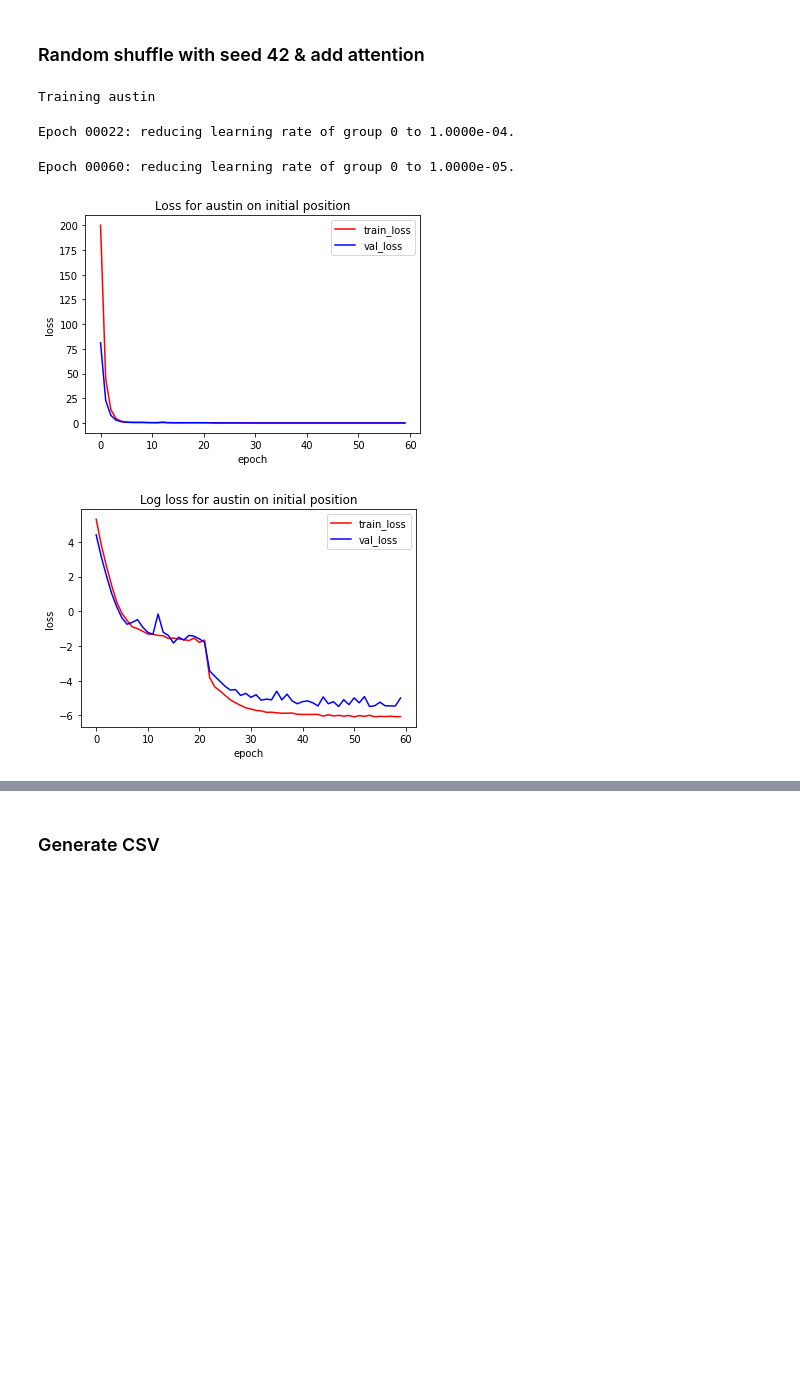
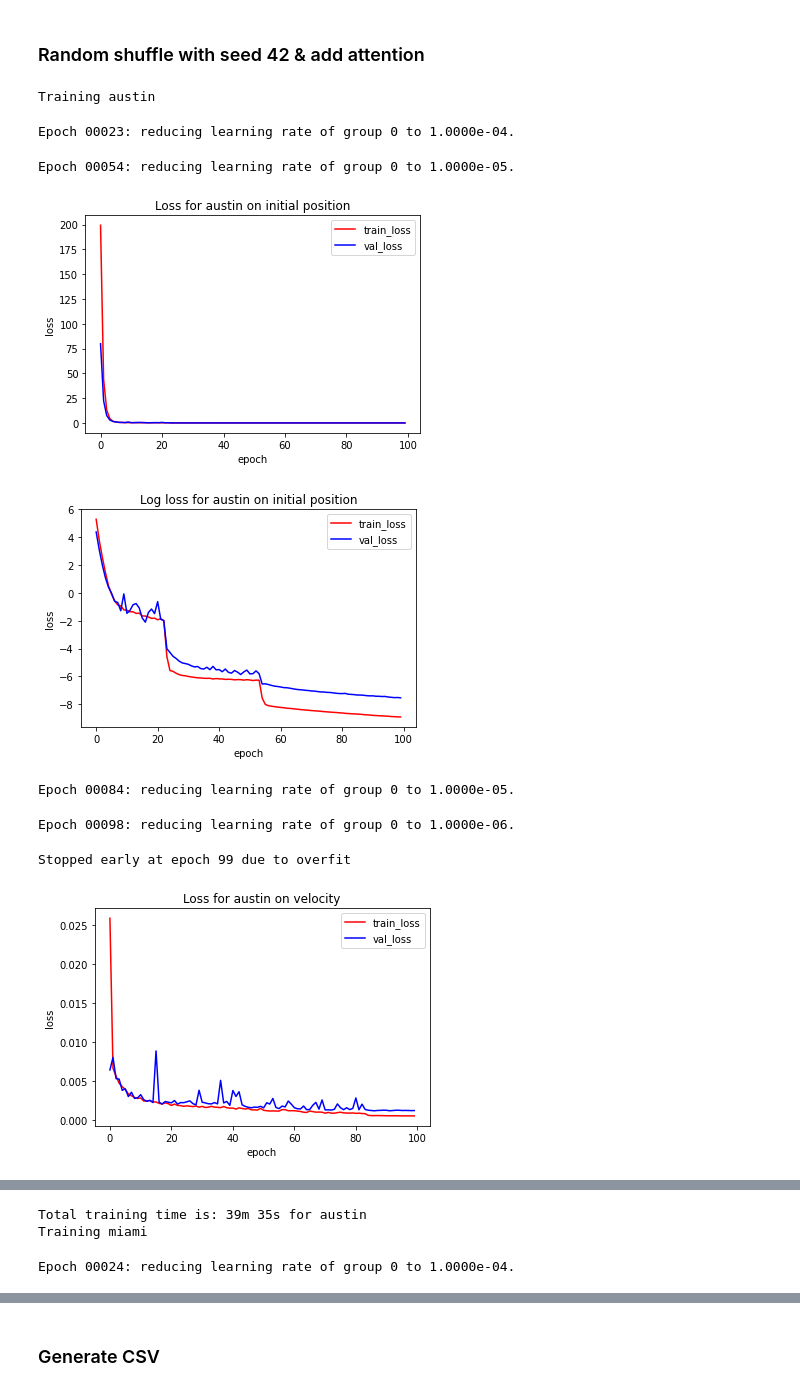
Before and after one commit to cepan/Autonomous_Vehicle_Trajectory_Prediction, a Jupyter notebook: argo2/seq2seq_lstm/two_lstm_enc_dec_final.ipynb, the cells around one changed output, grey strips where cells are left out. Drawn from its saved outputs; the diff is of its cells as text; code cells hidden in the pictures; blank space fills up the shorter version.

```diff
--- a/argo2/seq2seq_lstm/two_lstm_enc_dec_final.ipynb
+++ b/argo2/seq2seq_lstm/two_lstm_enc_dec_final.ipynb
@@ -229,7 +232,7 @@ for city in cities:
         y_train_nn_pos,
         X_train_nn_pos,
         y_train_nn_pos,
-        n_epochs=60,
+        n_epochs=100,
         target_len=1,
         batch_size=128,
         patience = 5,
@@ -238,7 +241,7 @@ for city in cities:
         teacher_forcing_ratio=0.6,
         learning_rate=0.001,
         dynamic_tf=False,
-        early_stop_criteria = 6,
+        early_stop_criteria = 10,
         device=device,
         model_type='pos'
     )
@@ -288,34 +291,38 @@ for city in cities:
         teacher_forcing_ratio=0.6,
         learning_rate=0.0001,
         dynamic_tf=False,
         early_stop_criteria = 12,
         device=device,
         model_type='velo'
     )
 
     plt.title("Loss for " + city + " on velocity")
     plt.xlabel("epoch")
     plt.ylabel("loss")
     plt.plot(train_losses_velo, color="red", label="train_loss")
     plt.plot(val_losses_velo, color="blue", label="val_loss")
     plt.legend()
     plt.show()
 
     plt.title("Log loss for " + city + " on velocity")
     plt.xlabel("epoch")
     plt.ylabel("loss")
     plt.plot(np.log(train_losses_velo), color="red", label="train_loss")
     plt.plot(np.log(val_losses_velo), color="blue", label="val_loss")
     plt.legend()
     plt.show()
 
     end_time = time.time()
     train_mins, train_secs = train_time(start_time, end_time)
     print(
         f'Total training time is: {train_mins}m {train_secs}s' + ' for ' + city)
 # %% [output]
 Training austin
-Epoch 00022: reducing learning rate of group 0 to 1.0000e-04.
+Epoch 00023: reducing learning rate of group 0 to 1.0000e-04.
-Epoch 00060: reducing learning rate of group 0 to 1.0000e-05.
+Epoch 00054: reducing learning rate of group 0 to 1.0000e-05.
-[figure, old version]
+[figure, new version]
-[figure, old version]
+[figure, new version]
+Epoch 00084: reducing learning rate of group 0 to 1.0000e-05.
+Epoch 00098: reducing learning rate of group 0 to 1.0000e-06.
+Stopped early at epoch 99 due to overfit
+[figure, added]
@@ -321,0 +330,3 @@ Epoch 00060: reducing learning rate of group 0 to 1.0000e-05.
+Total training time is: 39m 35s for austin
+Training miami
+Epoch 00024: reducing learning rate of group 0 to 1.0000e-04.
```
Also changed, not shown: parts of 6 cells of this notebook, 1 other file.
